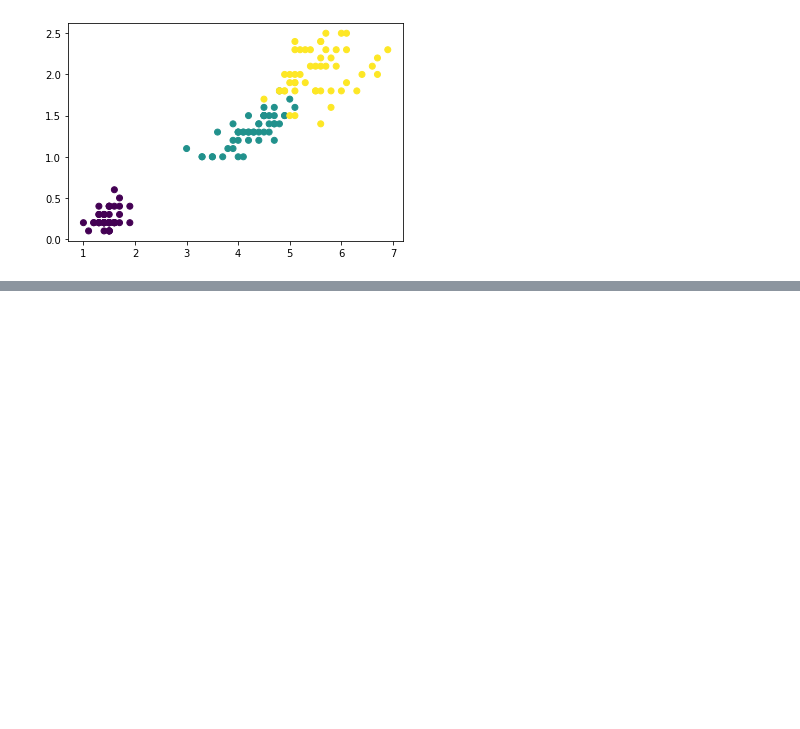
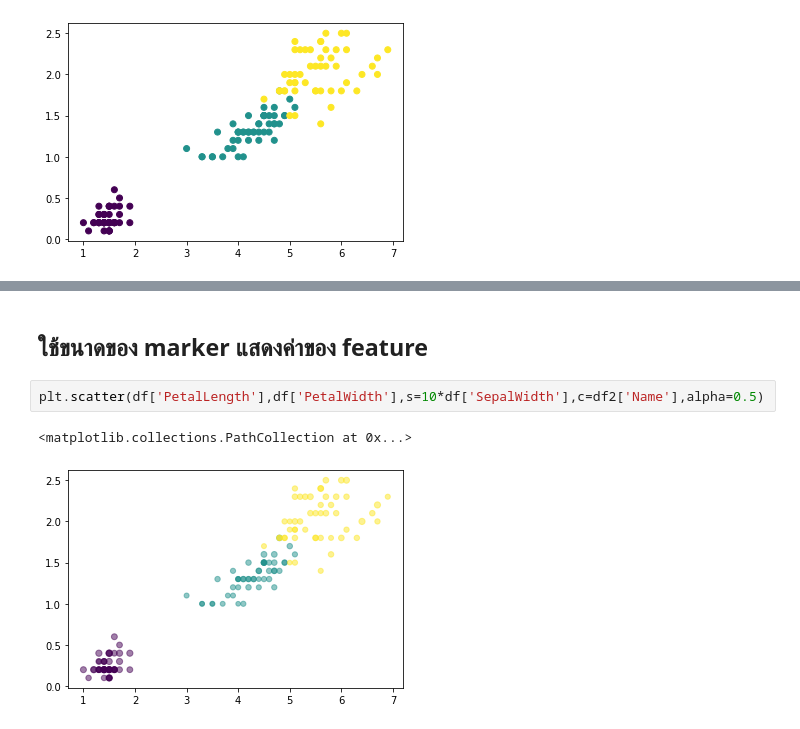
Before and after one commit to dinsor17/data_viz, a Jupyter notebook: Visualize_Data_Distribution_(02).ipynb, the cells around one changed output, grey strips where cells are left out. Drawn from its saved outputs; the diff is of its cells as text; blank space fills up the shorter version.

Commit message:
marker

```diff
--- a/Visualize_Data_Distribution_(02).ipynb
+++ b/Visualize_Data_Distribution_(02).ipynb
@@ -65,0 +71,7 @@ plt.scatter(df['PetalLength'],df['PetalWidth'],c=df2['Name'])
+# %% [markdown]
+## ใช้ขนาดของ marker แสดงค่าของ feature
+# %%
+plt.scatter(df['PetalLength'],df['PetalWidth'],s=10*df['SepalWidth'],c=df2['Name'],alpha=0.5)
+# %% [output]
+<matplotlib.collections.PathCollection at 0x...>
+[figure, added]
```
Also changed, not shown: parts of 7 cells of this notebook.
